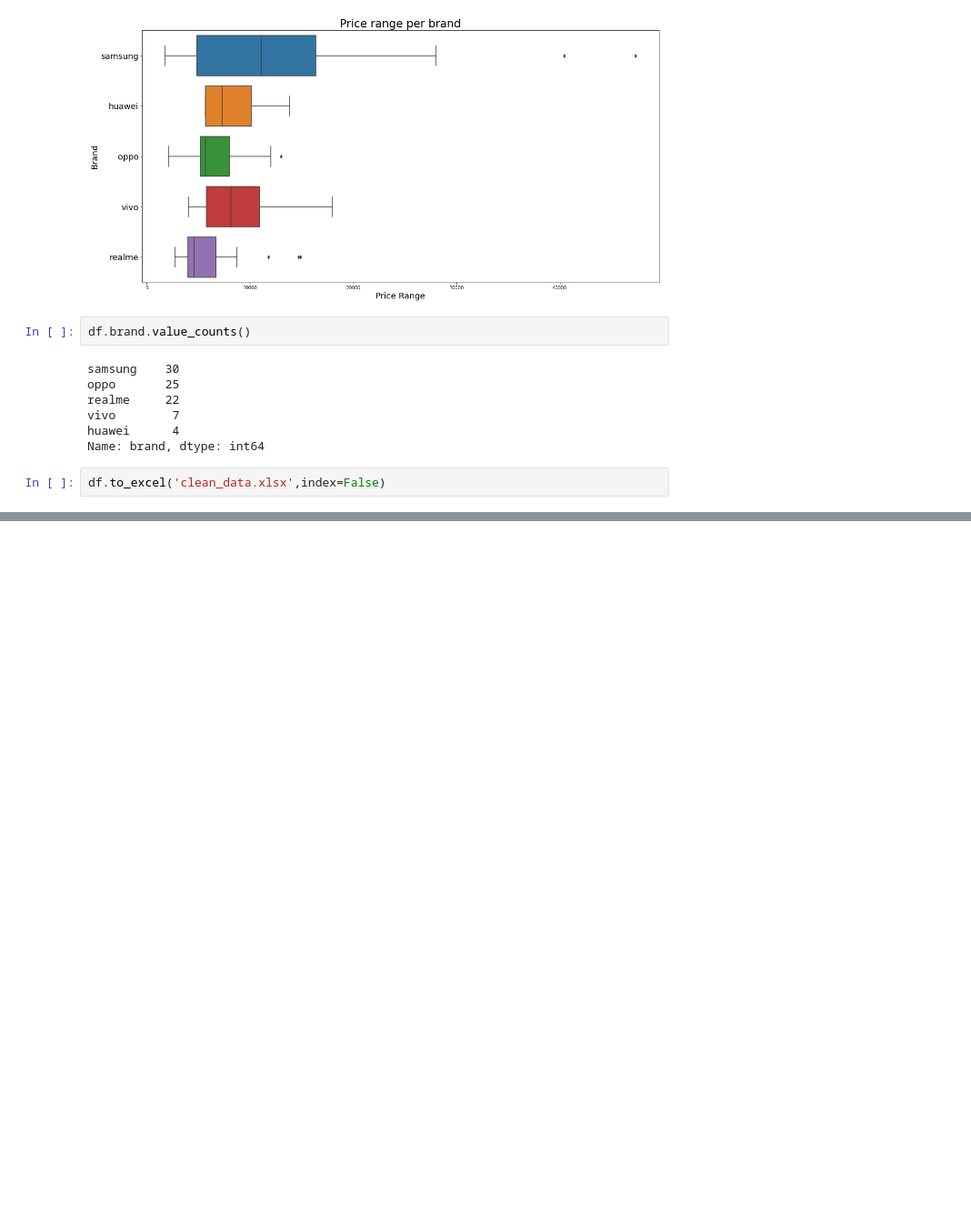
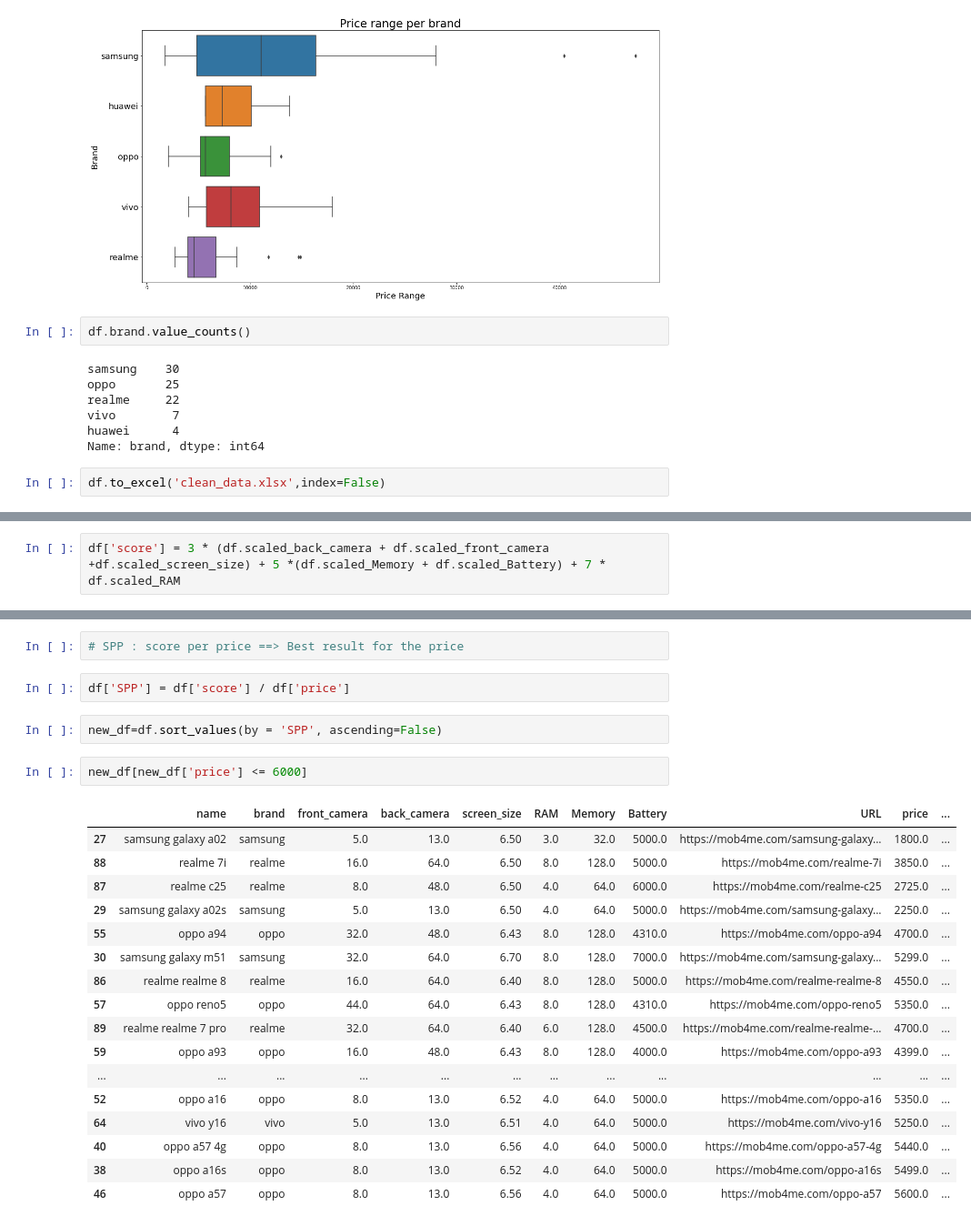
Before and after one commit to ahmedsaid352/analyze-mob-4-me-data, a Jupyter notebook: data analysis/mob4me preprocessing.ipynb, the cells around one changed output, grey strips where cells are left out. Shown: that part at 91% size. Drawn from its saved outputs; the diff is of its cells as text; blank space fills up the shorter version.

```diff
--- a/data analysis/mob4me preprocessing.ipynb
+++ b/data analysis/mob4me preprocessing.ipynb
@@ -240,0 +261,2 @@ df.to_excel('clean_data.xlsx',index=False)
+# %%
+df['score'] = 3 * (df.scaled_back_camera + df.scaled_front_camera +df.scaled_screen_size) + 5 *(df.scaled_Memory + df.scaled_Battery) + 7 * df.scaled_RAM
@@ -240,0 +272,26 @@ df.to_excel('clean_data.xlsx',index=False)
+# %%
+# SPP : score per price ==> Best result for the price
+# %%
+df['SPP'] = df['score'] / df['price']
+# %%
+new_df=df.sort_values(by = 'SPP', ascending=False)
+# %%
+new_df[new_df['price'] <= 6000]
+# %% [output]
+|  | name | brand | front_camera | back_camera | screen_size | RAM | Memory | Battery | URL | price | ... |
+| 27 | samsung galaxy a02 | samsung | 5.0 | 13.0 | 6.50 | 3.0 | 32.0 | 5000.0 | https://mob4me.com/samsung-galaxy... | 1800.0 | ... |
+| 88 | realme 7i | realme | 16.0 | 64.0 | 6.50 | 8.0 | 128.0 | 5000.0 | https://mob4me.com/realme-7i | 3850.0 | ... |
+| 87 | realme c25 | realme | 8.0 | 48.0 | 6.50 | 4.0 | 64.0 | 6000.0 | https://mob4me.com/realme-c25 | 2725.0 | ... |
+| 29 | samsung galaxy a02s | samsung | 5.0 | 13.0 | 6.50 | 4.0 | 64.0 | 5000.0 | https://mob4me.com/samsung-galaxy... | 2250.0 | ... |
+| 55 | oppo a94 | oppo | 32.0 | 48.0 | 6.43 | 8.0 | 128.0 | 4310.0 | https://mob4me.com/oppo-a94 | 4700.0 | ... |
+| 30 | samsung galaxy m51 | samsung | 32.0 | 64.0 | 6.70 | 8.0 | 128.0 | 7000.0 | https://mob4me.com/samsung-galaxy... | 5299.0 | ... |
+| 86 | realme realme 8 | realme | 16.0 | 64.0 | 6.40 | 8.0 | 128.0 | 5000.0 | https://mob4me.com/realme-realme-8 | 4550.0 | ... |
+| 57 | oppo reno5 | oppo | 44.0 | 64.0 | 6.43 | 8.0 | 128.0 | 4310.0 | https://mob4me.com/oppo-reno5 | 5350.0 | ... |
+| 89 | realme realme 7 pro | realme | 32.0 | 64.0 | 6.40 | 6.0 | 128.0 | 4500.0 | https://mob4me.com/realme-realme-... | 4700.0 | ... |
+| 59 | oppo a93 | oppo | 16.0 | 48.0 | 6.43 | 8.0 | 128.0 | 4000.0 | https://mob4me.com/oppo-a93 | 4399.0 | ... |
+| ... | ... | ... | ... | ... | ... | ... | ... | ... | ... | ... | ... |
+| 52 | oppo a16 | oppo | 8.0 | 13.0 | 6.52 | 4.0 | 64.0 | 5000.0 | https://mob4me.com/oppo-a16 | 5350.0 | ... |
+| 64 | vivo y16 | vivo | 5.0 | 13.0 | 6.51 | 4.0 | 64.0 | 5000.0 | https://mob4me.com/vivo-y16 | 5250.0 | ... |
+| 40 | oppo a57 4g | oppo | 8.0 | 13.0 | 6.56 | 4.0 | 64.0 | 5000.0 | https://mob4me.com/oppo-a57-4g | 5440.0 | ... |
+| 38 | oppo a16s | oppo | 8.0 | 13.0 | 6.52 | 4.0 | 64.0 | 5000.0 | https://mob4me.com/oppo-a16s | 5499.0 | ... |
+| 46 | oppo a57 | oppo | 8.0 | 13.0 | 6.56 | 4.0 | 64.0 | 5000.0 | https://mob4me.com/oppo-a57 | 5600.0 | ... |
```
Also changed, not shown: parts of 5 cells of this notebook.
